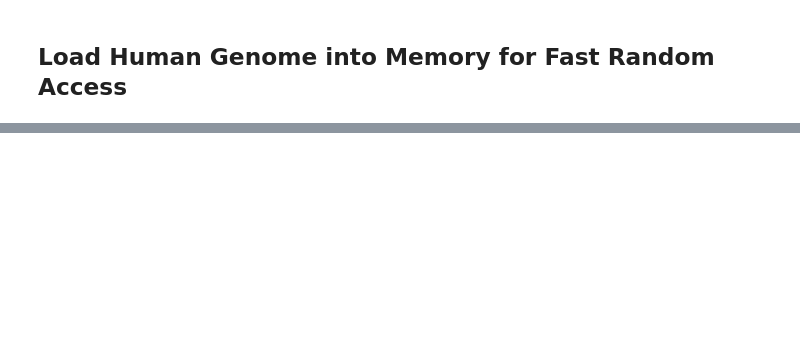
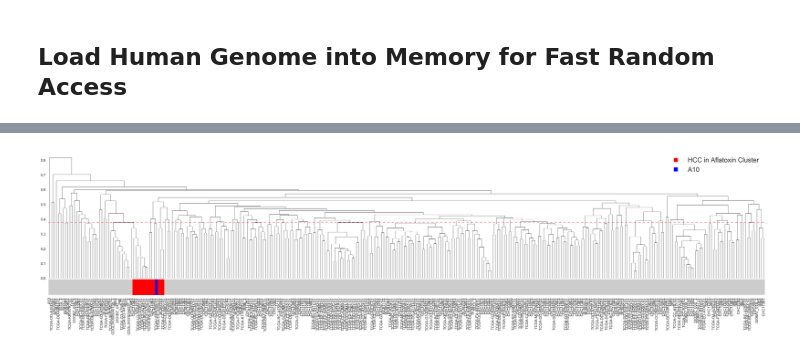
Before and after one commit to clintval/aflatoxin-biomarker.pnas.1700759114, a Jupyter notebook: figure_4/HCC_clustering.ipynb, the cells around one changed output, grey strips where cells are left out. Cells and saved outputs as stored; diff of their text form; code cells hidden in the pictures; blank space fills up the shorter version.

```diff
--- a/figure_4/HCC_clustering.ipynb
+++ b/figure_4/HCC_clustering.ipynb
@@ -298 +88,37 @@ print(len(den['ivl']))
+# %%
+from scipy.cluster.hierarchy import dendrogram
+from varsig.figures import colored_bins, despine
+
+fig, (ax1, ax2) = plt.subplots(2, 1, figsize=(35, 7), gridspec_kw={'height_ratios': [8,1], 'hspace': 0.01})
+
+cut = 0.3825
+selected_samples = [sample for sample in merged_samples.values() if 100 <= len(sample.mutations) < 8000]
+data, labels = zip(*[(list(sample.spectrum.normalized_proportion(exon_normal)), sample.name) for sample in selected_samples])
+
+with plt.rc_context({'lines.linewidth': 0.5}):
+    den = dendrogram(linkage(pd.DataFrame(list(data) + [A10], index=list(labels) + ['A10']),
+                             method='weighted',
+                             metric='cosine'),
+                     ax=despine(ax1),
+                     no_labels=True,
+                     labels=df.index,
+                     link_color_func=lambda x: 'k')
+    ax1.axhline(cut, color='red', lw=0.8, ls='--')
+
+colored_bins(len(den['ivl']),
+             ax=despine(ax2),
+             colors=['b' if i == 47 else 'r' if 36 < i < 51 else '0.8' for i in range(len(den['ivl']))],
+             labels=den['ivl'])
+
+ax2.set_xticklabels(ax2.xaxis.get_majorticklabels(), rotation=90)
+
+legend = ax1.legend([plt.Line2D((0,1),(0,0), color='red', marker='s', ms=13, ls=''),
+                     plt.Line2D((0,1),(0,0), color='blue', marker='s', ms=13, ls='')],
+                    ['HCC in Aflatoxin Cluster', 'A10'],
+                    prop={'size': 18})
+
+#plt.savefig('cluster.pdf', dpi=600)
+print("Number of HCC: {}".format(len(den['ivl']) - 1))
+# %% [output]
+[figure, added]
 # %%
```
Also changed, not shown: parts of 29 cells of this notebook, 3 other files.
